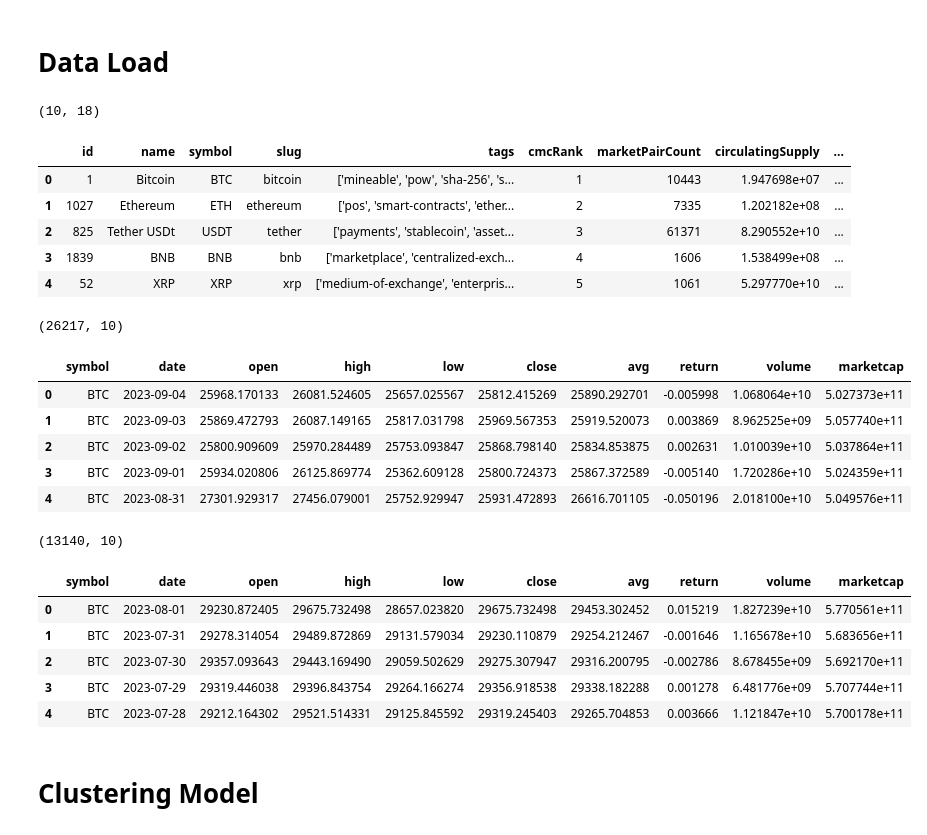
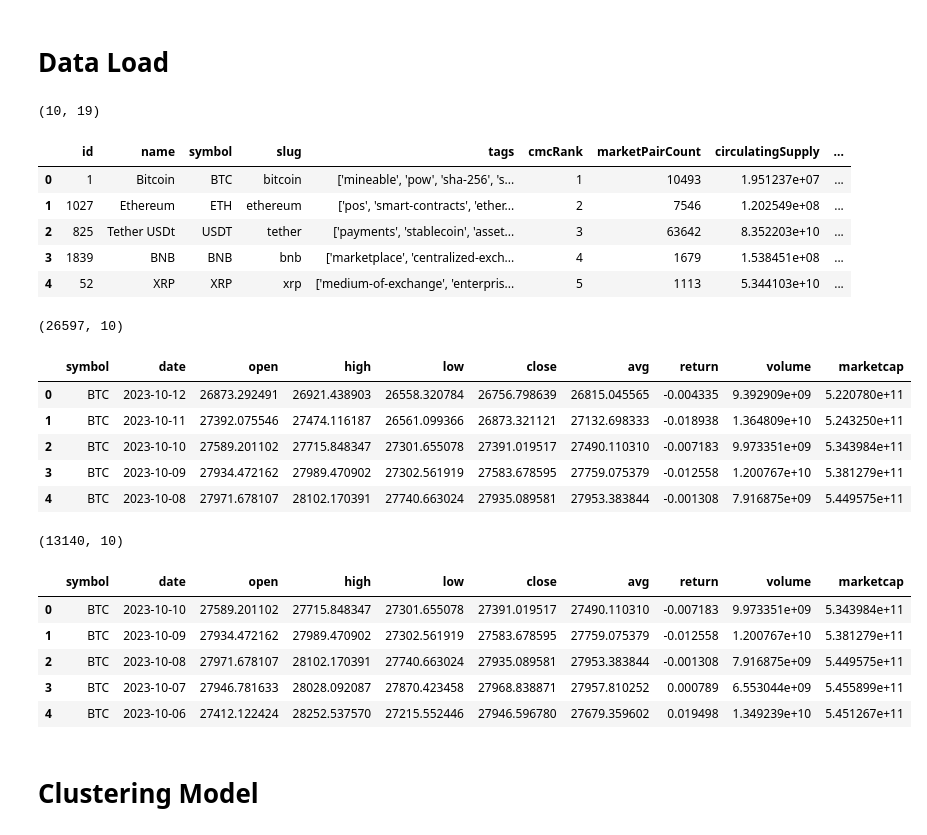
Before and after one commit to AleeRezaa/portfolio-selection-using-ml, a Jupyter notebook: model/main.ipynb, the cells around one changed output. Saved outputs shown, nothing was run; the diff lists cells and outputs as text; code cells hidden in the pictures.

```diff
--- a/model/main.ipynb
+++ b/model/main.ipynb
@@ -13,42 +13,56 @@ UPDATE_REGRESSION_MODEL = True
 # %% [markdown]
 # Data Load
 # %%
-basic_data = data_load.load_basic_data(selected_symbols=10, max_date_added_year=2020, min_last_update_year=2023, min_market_pairs=6, update=UPDATE_DATA_LOAD)
+basic_data = data_load.load_basic_data(
+    selected_symbols=10,
+    max_date_added_year=2020,
+    min_last_update_year=2023,
+    min_market_pairs=6,
+    update=UPDATE_DATA_LOAD
+)
 print(basic_data.shape)
 basic_data.head()
 # %% [output]
-(10, 18)
+(10, 19)
 |  | id | name | symbol | slug | tags | cmcRank | marketPairCount | circulatingSupply | ... |
-| 0 | 1 | Bitcoin | BTC | bitcoin | ['mineable', 'pow', 'sha-256', 's... | 1 | 10443 | 1.947698e+07 | ... |
-| 1 | 1027 | Ethereum | ETH | ethereum | ['pos', 'smart-contracts', 'ether... | 2 | 7335 | 1.202182e+08 | ... |
-| 2 | 825 | Tether USDt | USDT | tether | ['payments', 'stablecoin', 'asset... | 3 | 61371 | 8.290552e+10 | ... |
-| 3 | 1839 | BNB | BNB | bnb | ['marketplace', 'centralized-exch... | 4 | 1606 | 1.538499e+08 | ... |
-| 4 | 52 | XRP | XRP | xrp | ['medium-of-exchange', 'enterpris... | 5 | 1061 | 5.297770e+10 | ... |
+| 0 | 1 | Bitcoin | BTC | bitcoin | ['mineable', 'pow', 'sha-256', 's... | 1 | 10493 | 1.951237e+07 | ... |
+| 1 | 1027 | Ethereum | ETH | ethereum | ['pos', 'smart-contracts', 'ether... | 2 | 7546 | 1.202549e+08 | ... |
+| 2 | 825 | Tether USDt | USDT | tether | ['payments', 'stablecoin', 'asset... | 3 | 63642 | 8.352203e+10 | ... |
+| 3 | 1839 | BNB | BNB | bnb | ['marketplace', 'centralized-exch... | 4 | 1679 | 1.538451e+08 | ... |
+| 4 | 52 | XRP | XRP | xrp | ['medium-of-exchange', 'enterpris... | 5 | 1113 | 5.344103e+10 | ... |
 # %%
 symbols_list = basic_data["symbol"].to_list()
-historical_data = data_load.load_historical_data(symbols_list, update=UPDATE_DATA_LOAD)
+historical_data = data_load.load_historical_data(
+    symbols_list,
+    update=UPDATE_DATA_LOAD
+)
 print(historical_data.shape)
 historical_data.head()
 # %% [output]
-(26217, 10)
+(26597, 10)
 |  | symbol | date | open | high | low | close | avg | return | volume | marketcap |
-| 0 | BTC | 2023-09-04 | 25968.170133 | 26081.524605 | 25657.025567 | 25812.415269 | 25890.292701 | -0.005998 | 1.068064e+10 | 5.027373e+11 |
-| 1 | BTC | 2023-09-03 | 25869.472793 | 26087.149165 | 25817.031798 | 25969.567353 | 25919.520073 | 0.003869 | 8.962525e+09 | 5.057740e+11 |
-| 2 | BTC | 2023-09-02 | 25800.909609 | 25970.284489 | 25753.093847 | 25868.798140 | 25834.853875 | 0.002631 | 1.010039e+10 | 5.037864e+11 |
-| 3 | BTC | 2023-09-01 | 25934.020806 | 26125.869774 | 25362.609128 | 25800.724373 | 25867.372589 | -0.005140 | 1.720286e+10 | 5.024359e+11 |
-| 4 | BTC | 2023-08-31 | 27301.929317 | 27456.079001 | 25752.929947 | 25931.472893 | 26616.701105 | -0.050196 | 2.018100e+10 | 5.049576e+11 |
+| 0 | BTC | 2023-10-12 | 26873.292491 | 26921.438903 | 26558.320784 | 26756.798639 | 26815.045565 | -0.004335 | 9.392909e+09 | 5.220780e+11 |
+| 1 | BTC | 2023-10-11 | 27392.075546 | 27474.116187 | 26561.099366 | 26873.321121 | 27132.698333 | -0.018938 | 1.364809e+10 | 5.243250e+11 |
+| 2 | BTC | 2023-10-10 | 27589.201102 | 27715.848347 | 27301.655078 | 27391.019517 | 27490.110310 | -0.007183 | 9.973351e+09 | 5.343984e+11 |
+| 3 | BTC | 2023-10-09 | 27934.472162 | 27989.470902 | 27302.561919 | 27583.678595 | 27759.075379 | -0.012558 | 1.200767e+10 | 5.381279e+11 |
+| 4 | BTC | 2023-10-08 | 27971.678107 | 28102.170391 | 27740.663024 | 27935.089581 | 27953.383844 | -0.001308 | 7.916875e+09 | 5.449575e+11 |
 # %%
-selected_data = data_load.load_selected_data(historical_data, selected_days=1460, end_date="2023-08-01", update=UPDATE_DATA_LOAD)
+selected_data = data_load.load_selected_data(
+    historical_data,
+    selected_days=1460,
+    end_date="2023-10-10",
+    update=UPDATE_DATA_LOAD
+)
 print(selected_data.shape)
 selected_data.head()
 # %% [output]
 (13140, 10)
 |  | symbol | date | open | high | low | close | avg | return | volume | marketcap |
-| 0 | BTC | 2023-08-01 | 29230.872405 | 29675.732498 | 28657.023820 | 29675.732498 | 29453.302452 | 0.015219 | 1.827239e+10 | 5.770561e+11 |
-| 1 | BTC | 2023-07-31 | 29278.314054 | 29489.872869 | 29131.579034 | 29230.110879 | 29254.212467 | -0.001646 | 1.165678e+10 | 5.683656e+11 |
-| 2 | BTC | 2023-07-30 | 29357.093643 | 29443.169490 | 29059.502629 | 29275.307947 | 29316.200795 | -0.002786 | 8.678455e+09 | 5.692170e+11 |
-| 3 | BTC | 2023-07-29 | 29319.446038 | 29396.843754 | 29264.166274 | 29356.918538 | 29338.182288 | 0.001278 | 6.481776e+09 | 5.707744e+11 |
-| 4 | BTC | 2023-07-28 | 29212.164302 | 29521.514331 | 29125.845592 | 29319.245403 | 29265.704853 | 0.003666 | 1.121847e+10 | 5.700178e+11 |
+| 0 | BTC | 2023-10-10 | 27589.201102 | 27715.848347 | 27301.655078 | 27391.019517 | 27490.110310 | -0.007183 | 9.973351e+09 | 5.343984e+11 |
+| 1 | BTC | 2023-10-09 | 27934.472162 | 27989.470902 | 27302.561919 | 27583.678595 | 27759.075379 | -0.012558 | 1.200767e+10 | 5.381279e+11 |
+| 2 | BTC | 2023-10-08 | 27971.678107 | 28102.170391 | 27740.663024 | 27935.089581 | 27953.383844 | -0.001308 | 7.916875e+09 | 5.449575e+11 |
+| 3 | BTC | 2023-10-07 | 27946.781633 | 28028.092087 | 27870.423458 | 27968.838871 | 27957.810252 | 0.000789 | 6.553044e+09 | 5.455899e+11 |
+| 4 | BTC | 2023-10-06 | 27412.122424 | 28252.537570 | 27215.552446 | 27946.596780 | 27679.359602 | 0.019498 | 1.349239e+10 | 5.451267e+11 |
 # %% [markdown]
 # Clustering Model
 # %%
```
Also changed, not shown: parts of 6 cells of this notebook, 3 other files.
